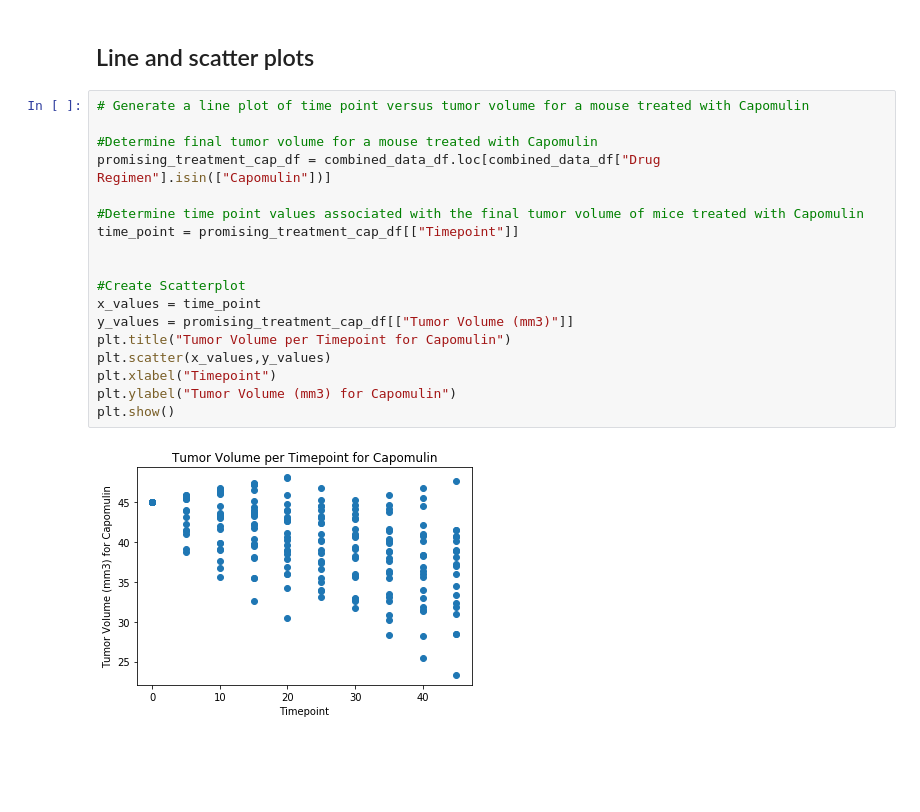
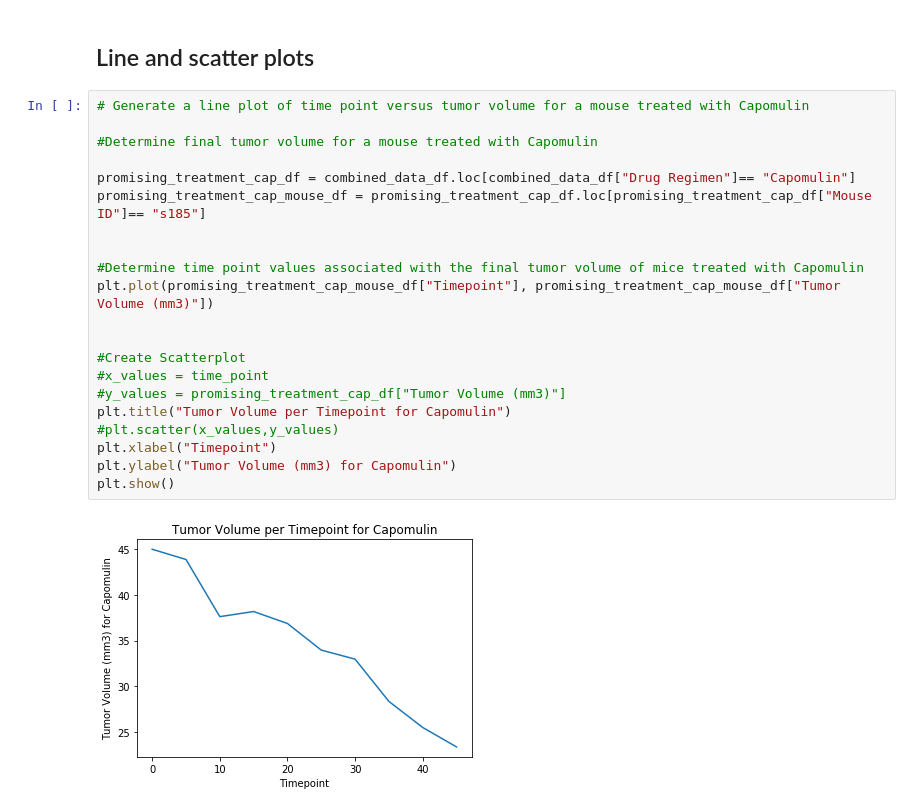
Before and after one commit to bford05/Pymaceuticals, a Jupyter notebook: Pymaceuticals.ipynb, the cells around one changed output. Cells and saved outputs as stored; diff of their text form; blank space fills up the shorter version.

```diff
--- a/Pymaceuticals.ipynb
+++ b/Pymaceuticals.ipynb
@@ -372,23 +372,26 @@ plt.show()
 # %%
 # Generate a line plot of time point versus tumor volume for a mouse treated with Capomulin
 
 #Determine final tumor volume for a mouse treated with Capomulin
-promising_treatment_cap_df = combined_data_df.loc[combined_data_df["Drug Regimen"].isin(["Capomulin"])]
+
+promising_treatment_cap_df = combined_data_df.loc[combined_data_df["Drug Regimen"]== "Capomulin"]
+promising_treatment_cap_mouse_df = promising_treatment_cap_df.loc[promising_treatment_cap_df["Mouse ID"]== "s185"]
+
 
 #Determine time point values associated with the final tumor volume of mice treated with Capomulin
-time_point = promising_treatment_cap_df[["Timepoint"]]
+plt.plot(promising_treatment_cap_mouse_df["Timepoint"], promising_treatment_cap_mouse_df["Tumor Volume (mm3)"])
 
 
 #Create Scatterplot
-x_values = time_point
-y_values = promising_treatment_cap_df[["Tumor Volume (mm3)"]]
+#x_values = time_point
+#y_values = promising_treatment_cap_df["Tumor Volume (mm3)"]
 plt.title("Tumor Volume per Timepoint for Capomulin")
-plt.scatter(x_values,y_values)
+#plt.scatter(x_values,y_values)
 plt.xlabel("Timepoint")
 plt.ylabel("Tumor Volume (mm3) for Capomulin")
 plt.show()
 # %% [output]
-[figure, old version]
+[figure, new version]
 # %%
 # Generate a scatter plot of mouse weight versus average tumor volume for the Capomulin regimen
 
```
Also changed, not shown: parts of 4 cells of this notebook.
